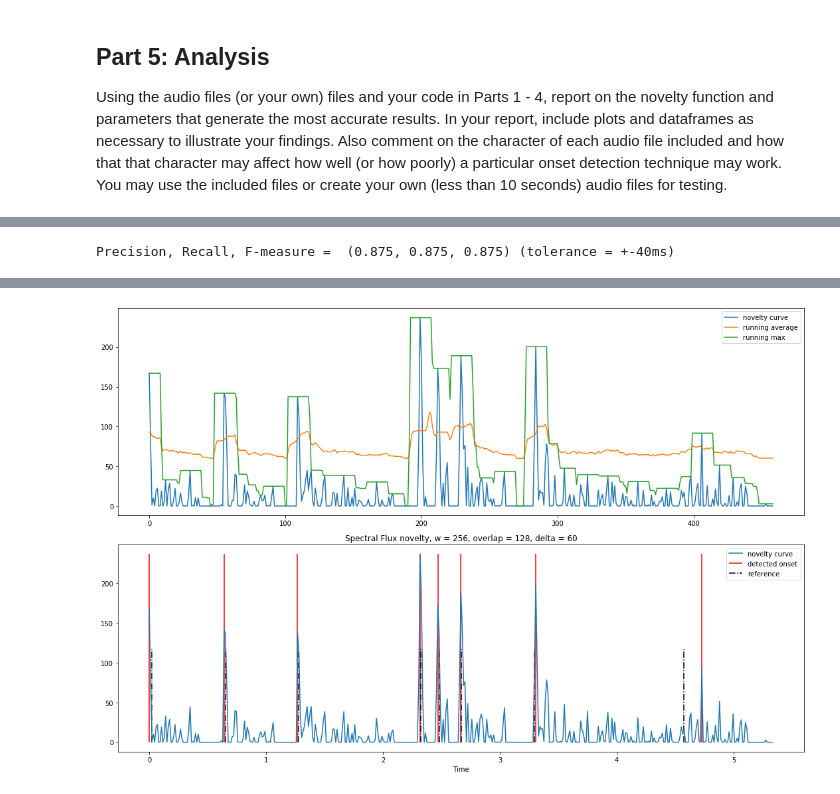
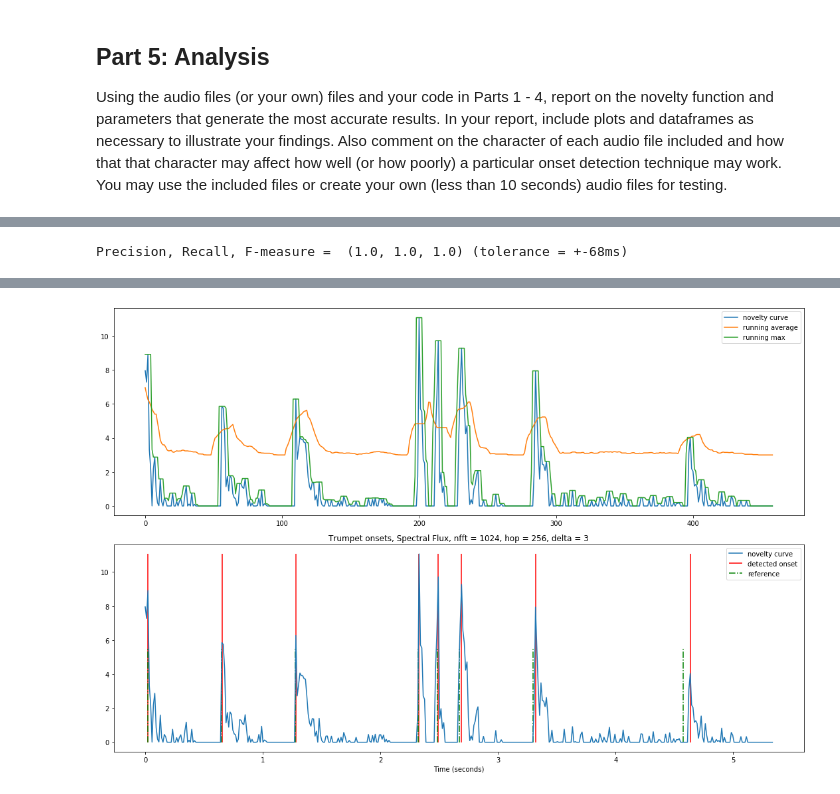
Before and after one commit to all-laugh/Music-Information-Retrieval-NYU, a Jupyter notebook: HW3/Homework-3.ipynb, the cells around one changed output, grey strips where cells are left out. Cells and saved outputs as stored; diff of their text form; code cells hidden in the pictures.

Commit message:
Added onset analysis of different sonds

```diff
--- a/HW3/Homework-3.ipynb
+++ b/HW3/Homework-3.ipynb
@@ -139,9 +140,13 @@ plt.plot(time_vector, e_novelty)
 # %%
-s_novelty = spectral_flux_novelty(x, 256, 128, 10)
+x, fs = librosa.load("audio/drums.aif")
+
+N = len(x)
+T = N/fs
+s_novelty = spectral_flux_novelty(x, 256, 256, 10)
 time_vector = np.linspace(0, T, len(s_novelty))
 
 plt.xlabel('Time (seconds)')
-plt.title('Spectral Flux novelty, w = 256, overlap = 128')
+plt.title('Spectral Flux novelty, window size = 256, hop = 256')
 plt.plot(time_vector,  s_novelty)
 # %% [output]
 [<matplotlib.lines.Line2D at 0x...>]
@@ -177,11 +182,6 @@ def detect_onsets (n_fn, mean_len, max_len, delta):
         detected onsets (frame number)
 
     """
-    if ( 2 * mean_len + 1 > len(n_fn) ) :
-        raise ValueError('mean_len must be less than half of sample length')
-
-    if ( max_len > 2 * mean_len + 1 ) :
-        raise ValueError('max_len must be no more than than 2 * mean_len + 1')
 
     # Setting up an empty running_average array
     running_average = []
@@ -382,6 +401,6 @@ ms_to_sample(80, 22050)
 # %%
 #-----------------------------------------------------------#
-#                 Detecting Trumpet Onsets                  #
+#                 Analyzing Trumpet Onsets                  #
 #-----------------------------------------------------------#
 
 x, fs = librosa.load("audio/trumpet.aif")
@@ -391,41 +410,44 @@ T = N/fs
 
 #-------------------------#
 #   Spectral Flux Curve   #
 #-------------------------#
 plt.subplot(211)
-gamma = 10
-s_novelty = spectral_flux_novelty(x, 1024, 256, gamma)
+gamma = .5
+s_novelty = spectral_flux_novelty(x, 256, 256, gamma)
+# s_novelty = energy_novelty(x, 256)
 time_vector = np.linspace(0, T, len(s_novelty))
 
 #-------------------------#
 #     Onset-Detection     #
 #-------------------------#
-delta = 60
-onset_frames = detect_onsets(s_novelty, 8, 16, delta)
+delta = 3
+onset_frames = detect_onsets(s_novelty, 8, 5, delta)
 
 
 #-------------------------#
 #        Plotting         #
 #-------------------------#
 plt.subplot(212)
-plt.xlabel('Time')
-plt.title('Spectral Flux novelty, nfft = 1024, overlap = 256, delta = {}'.format(delta))
+plt.xlabel('Time (seconds)')
+plt.title('Trumpet onsets, Spectral Flux, nfft = 1024, hop = 256, delta = {}'.format(delta))
+# plt.title('Trumpet onsets, Energy Novelty, window = 128')
+
 plt.plot(time_vector,  s_novelty, label = 'novelty curve')
 plt.vlines(time_vector[onset_frames], 0, s_novelty.max(), linestyles='solid', color='r', label = 'detected onset')
-plt.vlines(reference_onsets, 0, s_novelty.max() / 2, linestyles = 'dashdot', label = 'reference')
+plt.vlines(reference_onsets, 0, s_novelty.max() / 2, linestyles = 'dashdot', color = 'g', label = 'reference')
 plt.legend()
 plt.tight_layout()
 
 #-------------------------#
 #       Evaluation        #
 #-------------------------#
 detected_onsets = time_vector[onset_frames]
-Evaluations = evaluate_onsets(reference_onsets, detected_onsets, 1764)
-print ("Precision, Recall, F-measure = ", Evaluations, "(tolerance = +-40ms)")
+Evaluations = evaluate_onsets(reference_onsets, detected_onsets, 2700)
+print ("Precision, Recall, F-measure = ", Evaluations, "(tolerance = +-68ms)")
 
 from IPython.display import Audio
 Audio(data = x, rate = fs)
 # %% [output]
-Precision, Recall, F-measure =  (0.875, 0.875, 0.875) (tolerance = +-40ms)
+Precision, Recall, F-measure =  (1.0, 1.0, 1.0) (tolerance = +-68ms)
 [interactive output not drawn]
-[figure, old version]
+[figure, new version]
```
Also changed, not shown: parts of 19 cells of this notebook, 1 other file.
